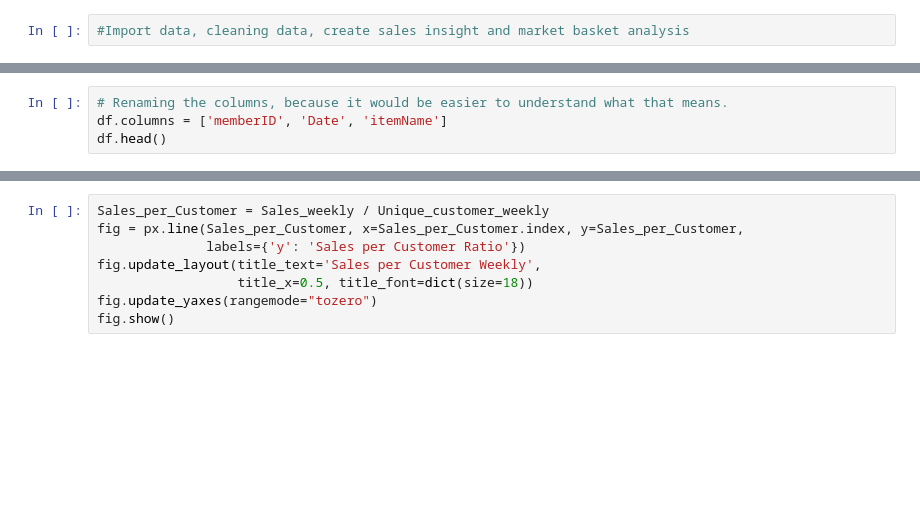
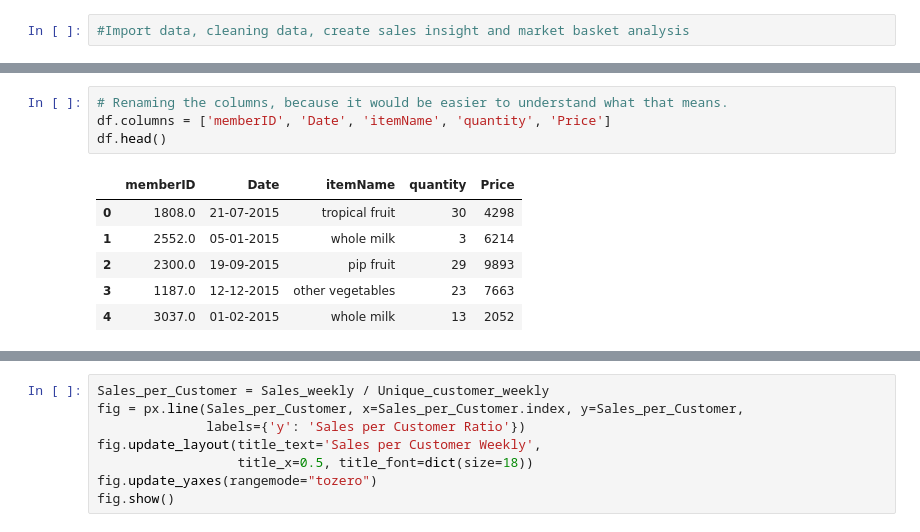
Before and after one commit to TasyaTR17/capstoneproject, a Jupyter notebook: capstonecode.ipynb, the cells around one changed output, grey strips where cells are left out. Saved outputs shown, nothing was run; the diff lists cells and outputs as text; blank space fills up the shorter version.

```diff
--- a/capstonecode.ipynb
+++ b/capstonecode.ipynb
@@ -37,7 +54,14 @@ df.info()
 # %%
 # Renaming the columns, because it would be easier to understand what that means.
-df.columns = ['memberID', 'Date', 'itemName']
+df.columns = ['memberID', 'Date', 'itemName', 'quantity', 'Price']
 df.head()
+# %% [output]
+|  | memberID | Date | itemName | quantity | Price |
+| 0 | 1808.0 | 21-07-2015 | tropical fruit | 30 | 4298 |
+| 1 | 2552.0 | 05-01-2015 | whole milk | 3 | 6214 |
+| 2 | 2300.0 | 19-09-2015 | pip fruit | 29 | 9893 |
+| 3 | 1187.0 | 12-12-2015 | other vegetables | 23 | 7663 |
+| 4 | 3037.0 | 01-02-2015 | whole milk | 13 | 2052 |
 # %%
 # Checking for the missing values
 nan_values = df.isna().sum()
```
Also changed, not shown: parts of 33 cells of this notebook, 3 other files.
